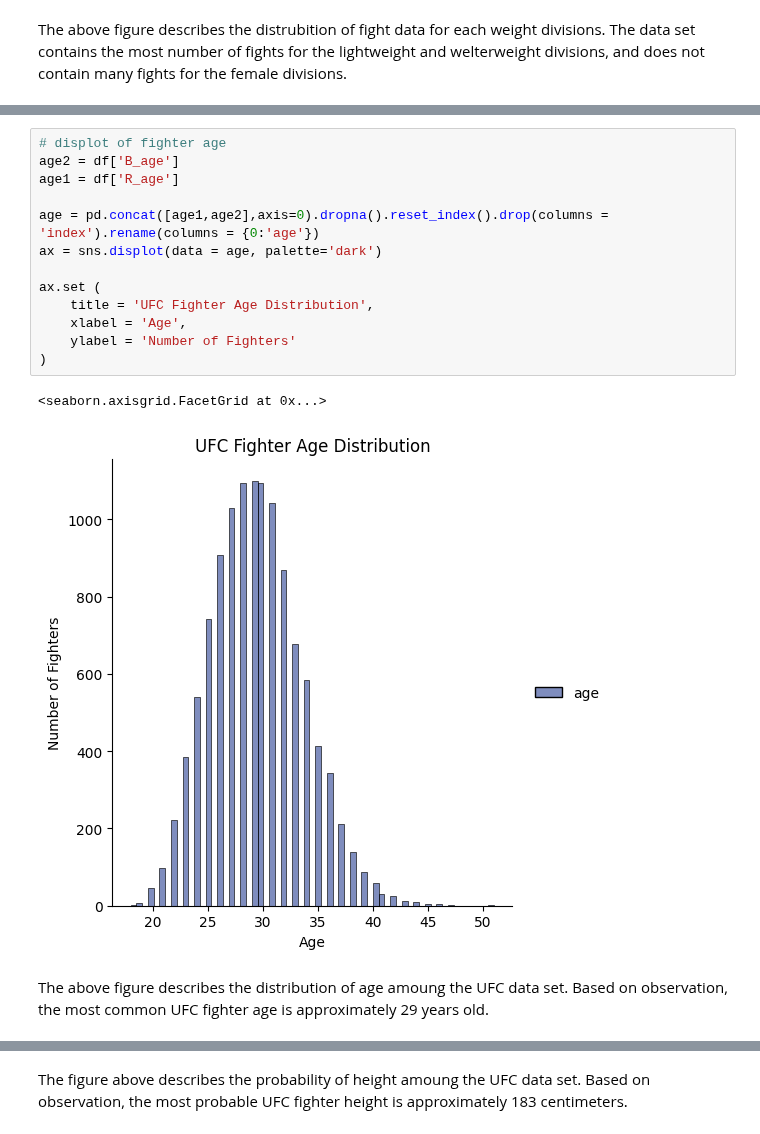
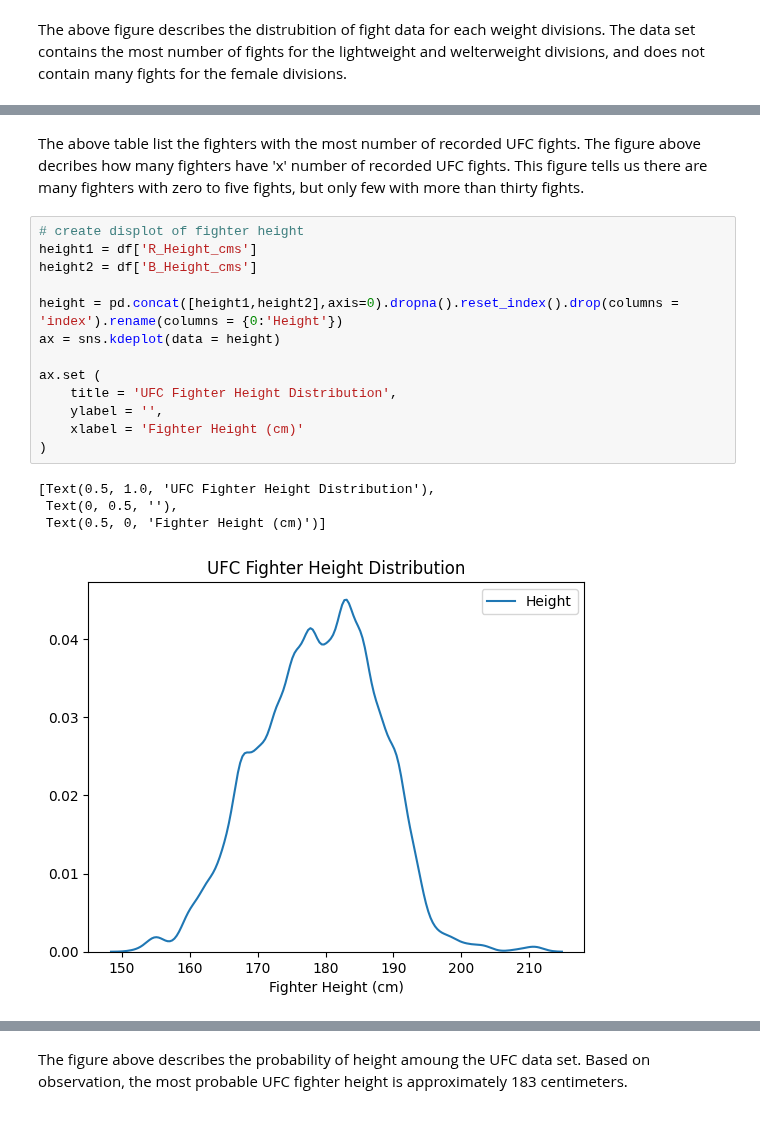
Before and after one commit to ubco-W2022T1-cosc301/project-group20, a Jupyter notebook: notebooks/analysis1.ipynb, the cells around one changed output, grey strips where cells are left out. Cells and saved outputs as stored; diff of their text form.

```diff
--- a/notebooks/analysis1.ipynb
+++ b/notebooks/analysis1.ipynb
@@ -144,18 +173,20 @@ The above figure describes the distrubition of fight data for each weight divisi
+# %% [markdown]
+The above table list the fighters with the most number of recorded UFC fights. The figure above decribes how many fighters have 'x' number of recorded UFC fights. This figure tells us there are many fighters with zero to five fights, but only few with more than thirty fights.
 # %%
-# displot of fighter age
-age2 = df['B_age']
-age1 = df['R_age']
+# create displot of fighter height
+height1 = df['R_Height_cms']
+height2 = df['B_Height_cms']
 
-age = pd.concat([age1,age2],axis=0).dropna().reset_index().drop(columns = 'index').rename(columns = {0:'age'})
-ax = sns.displot(data = age, palette='dark')
+height = pd.concat([height1,height2],axis=0).dropna().reset_index().drop(columns = 'index').rename(columns = {0:'Height'})
+ax = sns.kdeplot(data = height)
 
 ax.set (
-    title = 'UFC Fighter Age Distribution',
-    xlabel = 'Age',
-    ylabel = 'Number of Fighters'
+    title = 'UFC Fighter Height Distribution',
+    ylabel = '',
+    xlabel = 'Fighter Height (cm)'
 )
 # %% [output]
-<seaborn.axisgrid.FacetGrid at 0x...>
+[Text(0.5, 1.0, 'UFC Fighter Height Distribution'),
+ Text(0, 0.5, ''),
+ Text(0.5, 0, 'Fighter Height (cm)')]
-[figure, old version]
+[figure, new version]
-# %% [markdown]
-The above figure describes the distribution of age amoung the UFC data set. Based on observation, the most common UFC fighter age is approximately 29 years old.
```
Also changed, not shown: parts of 20 cells of this notebook.
